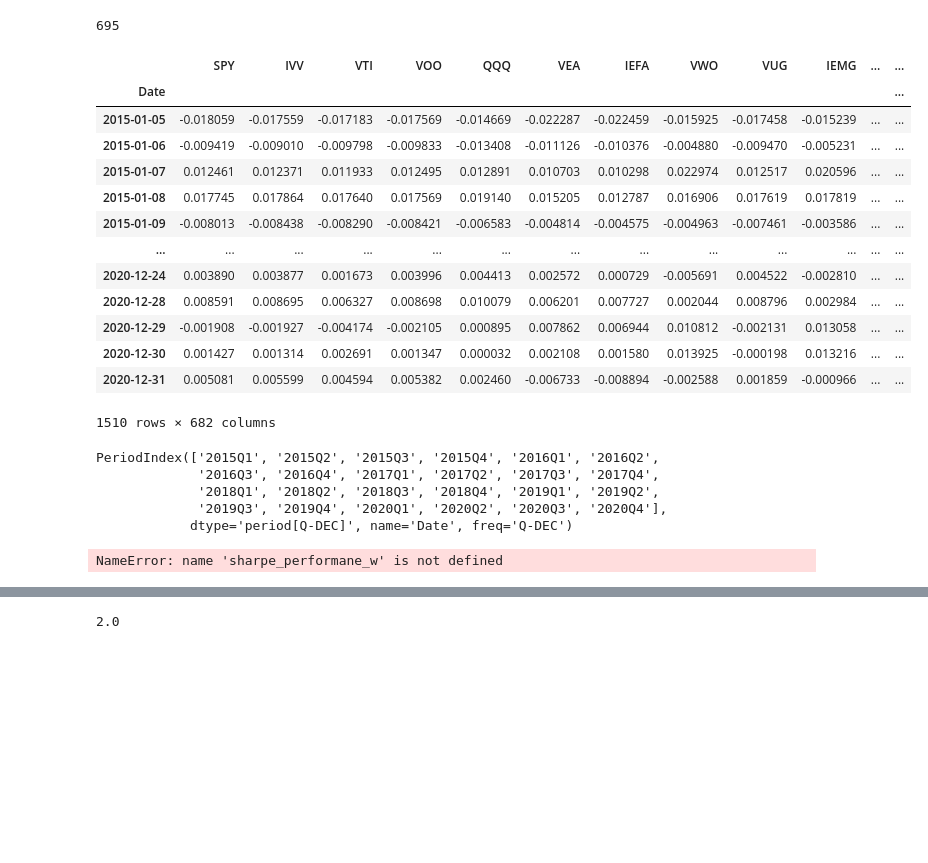
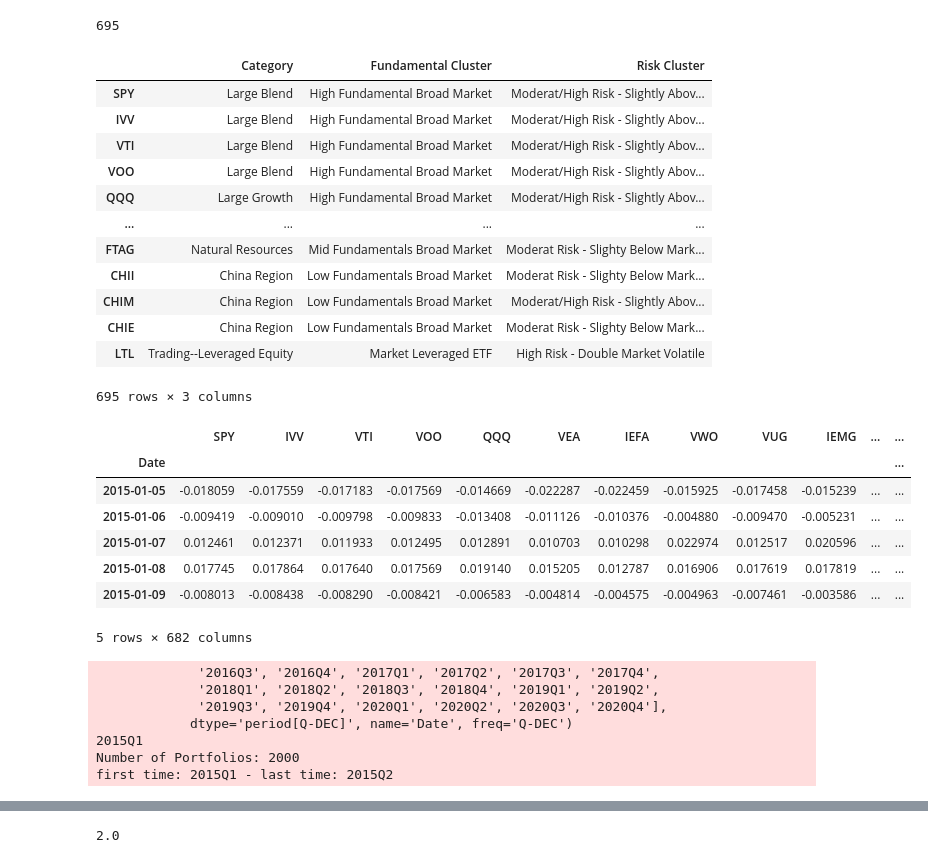
Before and after one commit to alexandgg/Streamlit-app, a Jupyter notebook: etf.ipynb, the cells around one changed output, grey strips where cells are left out. Cells and saved outputs as stored; diff of their text form; code cells hidden in the pictures; blank space fills up the shorter version.

```diff
--- a/etf.ipynb
+++ b/etf.ipynb
@@ -37,6 +37,22 @@ fundamental_df = fundamental_df.loc[fundamental_df.index.intersection(df.index)]
 len(fundamental_df)
 # %% [output]
 695
+# %%
+fundamental_df
+# %% [output]
+|  | Category | Fundamental Cluster | Risk Cluster |
+| SPY | Large Blend | High Fundamental Broad Market | Moderat/High Risk - Slightly Abov... |
+| IVV | Large Blend | High Fundamental Broad Market | Moderat/High Risk - Slightly Abov... |
+| VTI | Large Blend | High Fundamental Broad Market | Moderat/High Risk - Slightly Abov... |
+| VOO | Large Blend | High Fundamental Broad Market | Moderat/High Risk - Slightly Abov... |
+| QQQ | Large Growth | High Fundamental Broad Market | Moderat/High Risk - Slightly Abov... |
+| ... | ... | ... | ... |
+| FTAG | Natural Resources | Mid Fundamentals Broad Market | Moderat Risk - Slighty Below Mark... |
+| CHII | China Region | Low Fundamentals Broad Market | Moderat Risk - Slighty Below Mark... |
+| CHIM | China Region | Low Fundamentals Broad Market | Moderat/High Risk - Slightly Abov... |
+| CHIE | China Region | Low Fundamentals Broad Market | Moderat Risk - Slighty Below Mark... |
+| LTL | Trading--Leveraged Equity | Market Leveraged ETF | High Risk - Double Market Volatile |
+695 rows × 3 columns
 # %%
 ticks = list(fundamental_df.index)
 # %%
@@ -303,20 +318,14 @@ daily_prices = pd.read_csv("DailyPrices.csv", index_col="Date")
 daily_prices = daily_prices.dropna(axis=1)
 # %%
 daily_prices = daily_prices.pct_change().dropna(axis=0)
-daily_prices
+daily_prices.head()
 # %% [output]
 |  | SPY | IVV | VTI | VOO | QQQ | VEA | IEFA | VWO | VUG | IEMG | ... | ... |
 | Date |  |  |  |  |  |  |  |  |  |  |  | ... |
 | 2015-01-05 | -0.018059 | -0.017559 | -0.017183 | -0.017569 | -0.014669 | -0.022287 | -0.022459 | -0.015925 | -0.017458 | -0.015239 | ... | ... |
 | 2015-01-06 | -0.009419 | -0.009010 | -0.009798 | -0.009833 | -0.013408 | -0.011126 | -0.010376 | -0.004880 | -0.009470 | -0.005231 | ... | ... |
 | 2015-01-07 | 0.012461 | 0.012371 | 0.011933 | 0.012495 | 0.012891 | 0.010703 | 0.010298 | 0.022974 | 0.012517 | 0.020596 | ... | ... |
 | 2015-01-08 | 0.017745 | 0.017864 | 0.017640 | 0.017569 | 0.019140 | 0.015205 | 0.012787 | 0.016906 | 0.017619 | 0.017819 | ... | ... |
 | 2015-01-09 | -0.008013 | -0.008438 | -0.008290 | -0.008421 | -0.006583 | -0.004814 | -0.004575 | -0.004963 | -0.007461 | -0.003586 | ... | ... |
-| ... | ... | ... | ... | ... | ... | ... | ... | ... | ... | ... | ... | ... |
-| 2020-12-24 | 0.003890 | 0.003877 | 0.001673 | 0.003996 | 0.004413 | 0.002572 | 0.000729 | -0.005691 | 0.004522 | -0.002810 | ... | ... |
-| 2020-12-28 | 0.008591 | 0.008695 | 0.006327 | 0.008698 | 0.010079 | 0.006201 | 0.007727 | 0.002044 | 0.008796 | 0.002984 | ... | ... |
-| 2020-12-29 | -0.001908 | -0.001927 | -0.004174 | -0.002105 | 0.000895 | 0.007862 | 0.006944 | 0.010812 | -0.002131 | 0.013058 | ... | ... |
-| 2020-12-30 | 0.001427 | 0.001314 | 0.002691 | 0.001347 | 0.000032 | 0.002108 | 0.001580 | 0.013925 | -0.000198 | 0.013216 | ... | ... |
-| 2020-12-31 | 0.005081 | 0.005599 | 0.004594 | 0.005382 | 0.002460 | -0.006733 | -0.008894 | -0.002588 | 0.001859 | -0.000966 | ... | ... |
-1510 rows × 682 columns
+5 rows × 682 columns
 # %%
@@ -325,15 +335,16 @@ tttt = list(ti.index)
 
 daily_prices = daily_prices[daily_prices.columns.intersection(tttt)]
 # %%
-time, per, sharpe, fig , performance_frame= pca_per(daily_prices,['SPY','IVV','VTI','VOO'], interval="Q",ret_range_mean=30)
+fig, dd, weights,weight_sr = pca_per(daily_prices,list(daily_prices.iloc[:,:4].columns), interval="Q",ret_range_mean=30)
 fig.show()
 # %% [output]
-PeriodIndex(['2015Q1', '2015Q2', '2015Q3', '2015Q4', '2016Q1', '2016Q2',
              '2016Q3', '2016Q4', '2017Q1', '2017Q2', '2017Q3', '2017Q4',
              '2018Q1', '2018Q2', '2018Q3', '2018Q4', '2019Q1', '2019Q2',
              '2019Q3', '2019Q4', '2020Q1', '2020Q2', '2020Q3', '2020Q4'],
             dtype='period[Q-DEC]', name='Date', freq='Q-DEC')
+2015Q1
+Number of Portfolios: 2000
+first time: 2015Q1 - last time: 2015Q2
-NameError: name 'sharpe_performane_w' is not defined
 # %%
 #dddd = PDI_DF[PDI_DF["# of Assets"] == "14" ]
 dddd = PDI_DF.copy()
```
Also changed, not shown: parts of 3 cells of this notebook.
